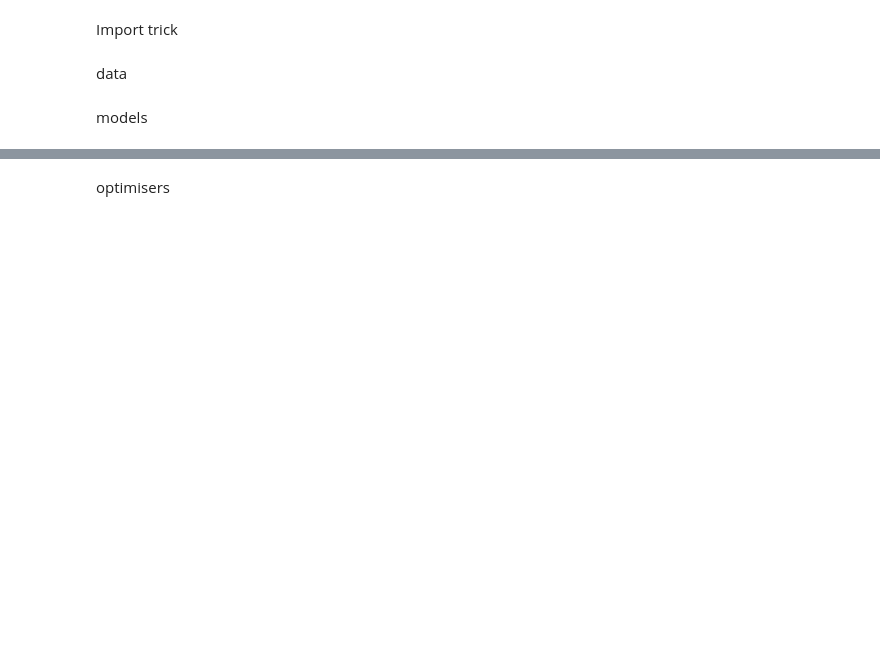
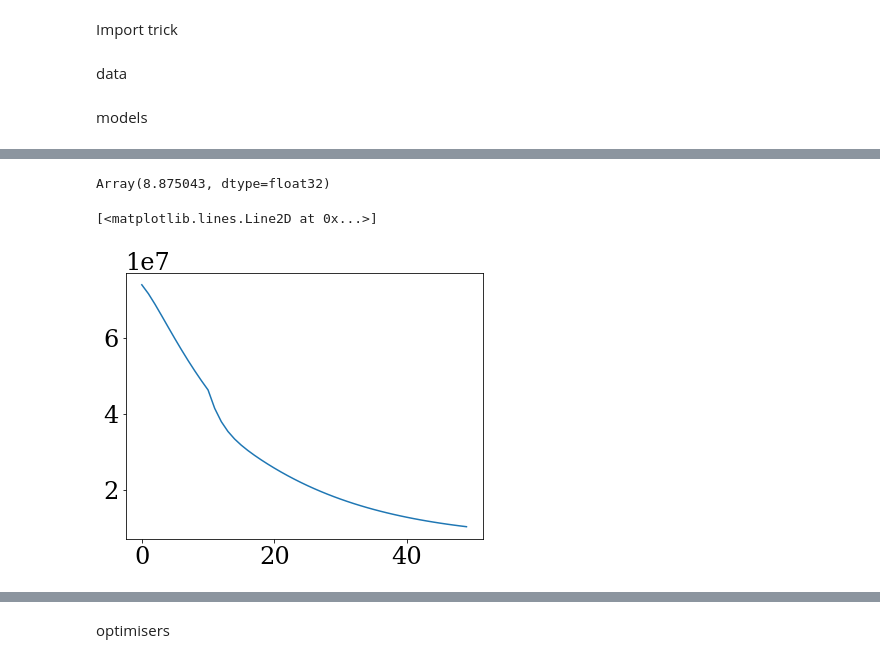
Before and after one commit to h-greer/hubble, a Jupyter notebook: notebooks/single-vs-binary.ipynb, the cells around one changed output, grey strips where cells are left out. Drawn from its saved outputs; the diff is of its cells as text; code cells hidden in the pictures; blank space fills up the shorter version.

```diff
--- a/notebooks/single-vs-binary.ipynb
+++ b/notebooks/single-vs-binary.ipynb
@@ -60,14 +60,9 @@ fname_190 = ddir + 'HST/N43CA5010/n43ca5010_mos.fits'
 
 wid = 80
 
-#exposure_095 = exposure_from_file(fname_095, wid)
+exposure_095 = exposure_from_file(fname_095, wid)
 exposure_190 = exposure_from_file(fname_190, wid)
 
-exposure = exposure_190
-
-f170m = np.asarray(pd.read_csv("../data/HST_NICMOS1.F170M.dat", sep=' '))
-f095n = np.asarray(pd.read_csv("../data/HST_NICMOS1.F095N.dat", sep=' '))
-f145m = np.asarray(pd.read_csv("../data/HST_NICMOS1.F145M.dat", sep=' '))
-f190n = np.asarray(pd.read_csv("../data/HST_NICMOS1.F190N.dat", sep=' '))
+exposures = [exposure_095, exposure_190]
 # %% [markdown]
 models
@@ -139,0 +139,6 @@ binary_model = dl.Telescope(
+# %%
+@zdx.filter_jit
+@zdx.filter_value_and_grad(paths_s)
+def loss_fn_s(model,exposures):
+    #return posterior(model,exposures[0])
+    return np.nansum(np.asarray([posterior(model,exposure) for exposure in exposures]))
@@ -139,0 +165,3 @@ binary_model = dl.Telescope(
+# %%
+fishers_s = calc_fishers(model, exposures, paths_s, recalculate=False)
+lrs_s = calc_lrs(model, exposures, fishers_s, paths_s)
@@ -139,0 +218,9 @@ binary_model = dl.Telescope(
+# %%
+losses_s[-1]/losses_s[0]
+# %% [output]
+Array(8.875043, dtype=float32)
+# %%
+plt.plot(losses_s[:50])
+# %% [output]
+[<matplotlib.lines.Line2D at 0x...>]
+[figure, added]
```
Also changed, not shown: parts of 16 cells of this notebook, 3 other files.
